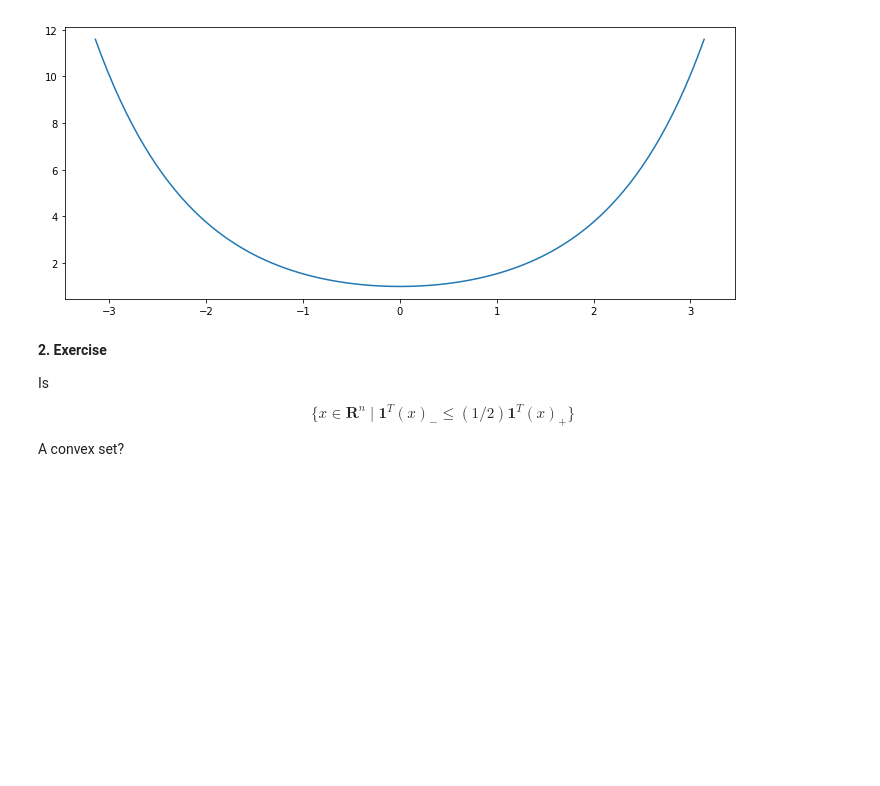
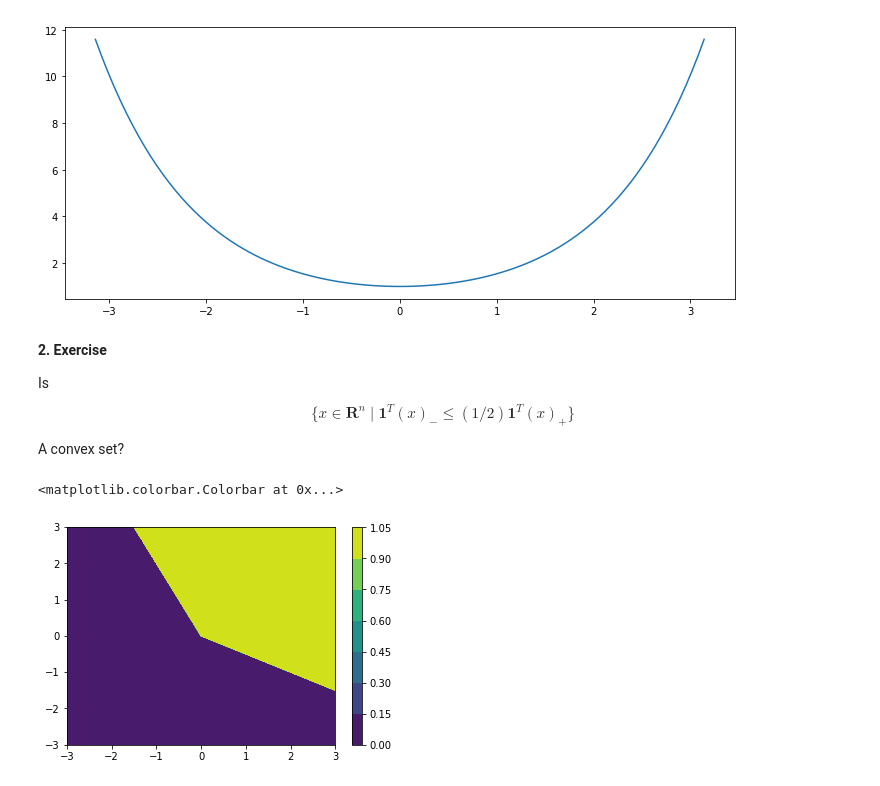
Before and after one commit to gerdm/machine_learning, a Jupyter notebook: convex_optimization/week3_notes.ipynb, the cells around one changed output. Saved outputs shown, nothing was run; the diff lists cells and outputs as text; code cells hidden in the pictures; blank space fills up the shorter version.

```diff
--- a/convex_optimization/week3_notes.ipynb
+++ b/convex_optimization/week3_notes.ipynb
@@ -51,3 +51,14 @@ $$
 $$
 
 A convex set?
+# %%
+x1, x2 = np.mgrid[-3:3:0.01, -3:3:0.01]
+x1plus, x2plus = np.maximum(0, x1), np.maximum(0, x2)
+x1minus, x2minus = np.maximum(0, -x1), np.maximum(0, -x2)
+# %%
+C = x1minus + x2minus <= (x1plus + x2plus) / 2
+plt.contourf(x1, x2, C)
+plt.colorbar()
+# %% [output]
+<matplotlib.colorbar.Colorbar at 0x...>
+[figure, added]
```
Also changed, not shown: 1 other file.
